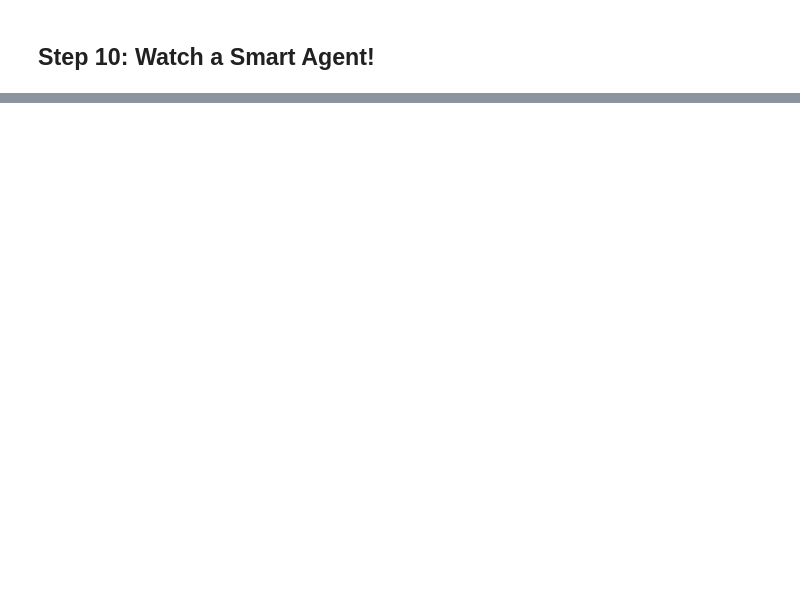
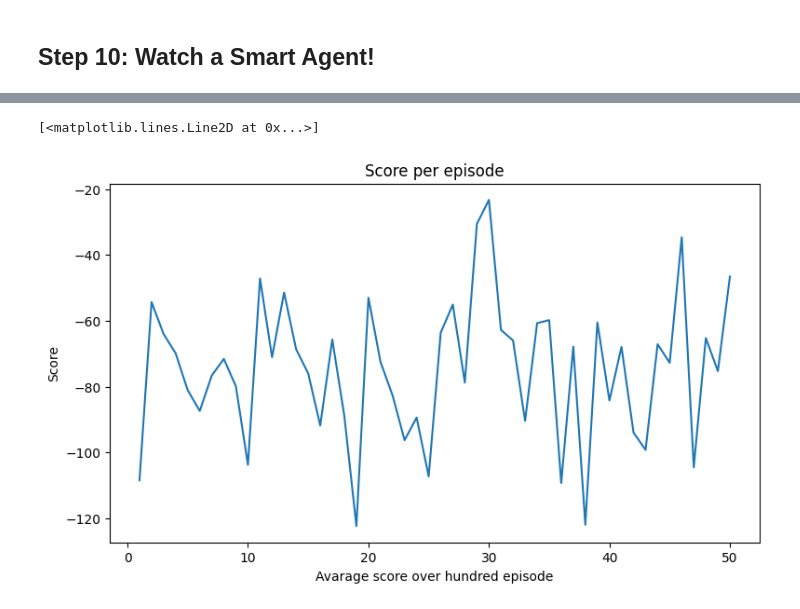
Before and after one commit to Marini97/ViZDoom-RL, a Jupyter notebook: a2c/basic.ipynb, the cells around one changed output, grey strips where cells are left out. Saved outputs shown, nothing was run; the diff lists cells and outputs as text; code cells hidden in the pictures; blank space fills up the shorter version.

Commit message:
Graph of the avarage score and UI for best episode

```diff
--- a/a2c/basic.ipynb
+++ b/a2c/basic.ipynb
@@ -116,7 +116,7 @@ def stack_frames(frames, state, is_new=False):
 # %%
 INPUT_SHAPE = (4, 84, 84)
 ACTION_SIZE = len(possible_actions)
-EPISODES = 10_000
+EPISODES = 5000
 skiprate = 12           # how many frames to skip
 SEED = 0
 ALPHA= 0.001          # Actor learning rate
@@ -128,9 +128,12 @@ EPSILON_MIN = 0.05     # minimum value of epsilon
 UPDATE_EVERY = 250     # how often to update the network
 actor_savefile = "models/basic/actor.pth"
 critic_savefile = "models/basic/critic.pth"
+best_actor_savefile= "models/basic/best_actor_.pth"
+best_critic_savefile = "models/basic/best_critic_.pth"
 train_model = True
 save_model = False
 load_model = True
+save_best_model = True
 
 agent = A2CAgent(INPUT_SHAPE, ACTION_SIZE, SEED, device, GAMMA, ALPHA, BETA, UPDATE_EVERY)
 # %% [markdown]
@@ -171,7 +174,8 @@ def train(n_episodes=1000):
     ======
         n_episodes (int): maximum number of training episodes
     """
-
+    #best score of the entire run
+    best_score=0
     #Start with episode 0
     start_episode = 0
     # a list with all the score of every episode.
@@ -210,16 +214,27 @@ def train(n_episodes=1000):
         #when done is True it is time to add the current score in the scores list.
         scores.append(score)
 
+
         print('\rEpisode {}\tScore: {},\tAverage Score: {:.2f},\tEpsilon: {:.4f},\tLoss: {:.4f}'.format(i_episode, score, np.mean(scores), agent.epsilon, agent.loss), end="")
-
+        #if we are in the multiple episode 1000 and save_model, a parameter to save the actual model to other training.
         if save_model and i_episode % 1000 == 0:
             actor_savefile = "models/basic/actor_{}.pth".format(i_episode)
             critic_savefile = "models/basic/critic_{}.pth".format(i_episode)
             print("\nSaving the networks to file: ", actor_savefile, critic_savefile)
             torch.save(agent.actor_net, actor_savefile)
             torch.save(agent.critic_net, critic_savefile)
+        #method to took the best model with the best scores of the entire run.
+        if save_best_model and i_episode%100 == 0:
+            last_100_ep = scores[-100:]
+            mean_100 = sum(last_100_ep)/len(last_100_ep)
+            if mean_100>best_score:
+                best_score=mean_100
+                print("\nSaving the networks to file: ", best_actor_savefile, best_critic_savefile)
+                torch.save(agent.actor_net, best_actor_savefile)
+                torch.save(agent.critic_net, best_critic_savefile)
+    game.close()
 
-    game.close()
+
 
     if save_model:
         torch.save(agent.actor_net, "models/basic/actor.pth")
@@ -263,0 +279,19 @@ Your total score is:  74.0
+# %%
+#graphic
+
+#list_mean, where its elements are the mean of every 100 elements of the original list: scores
+list_mean = []
+
+for i in range(0, len(scores), 100):
+    block_of_100 = scores[i:i+100]
+    mean_of_block =  sum(block_of_100)/ len(block_of_100)
+    list_mean.append(mean_of_block)
+
+plt.figure(figsize=(9,5))
+plt.title("Score per episode")
+plt.xlabel("Avarage score over hundred episode")
+plt.ylabel("Score")
+plt.plot(np.arange(1,len(list_mean)+1), list_mean)
+# %% [output]
+[<matplotlib.lines.Line2D at 0x...>]
+[figure, added]
```
Also changed, not shown: parts of 4 cells of this notebook.
